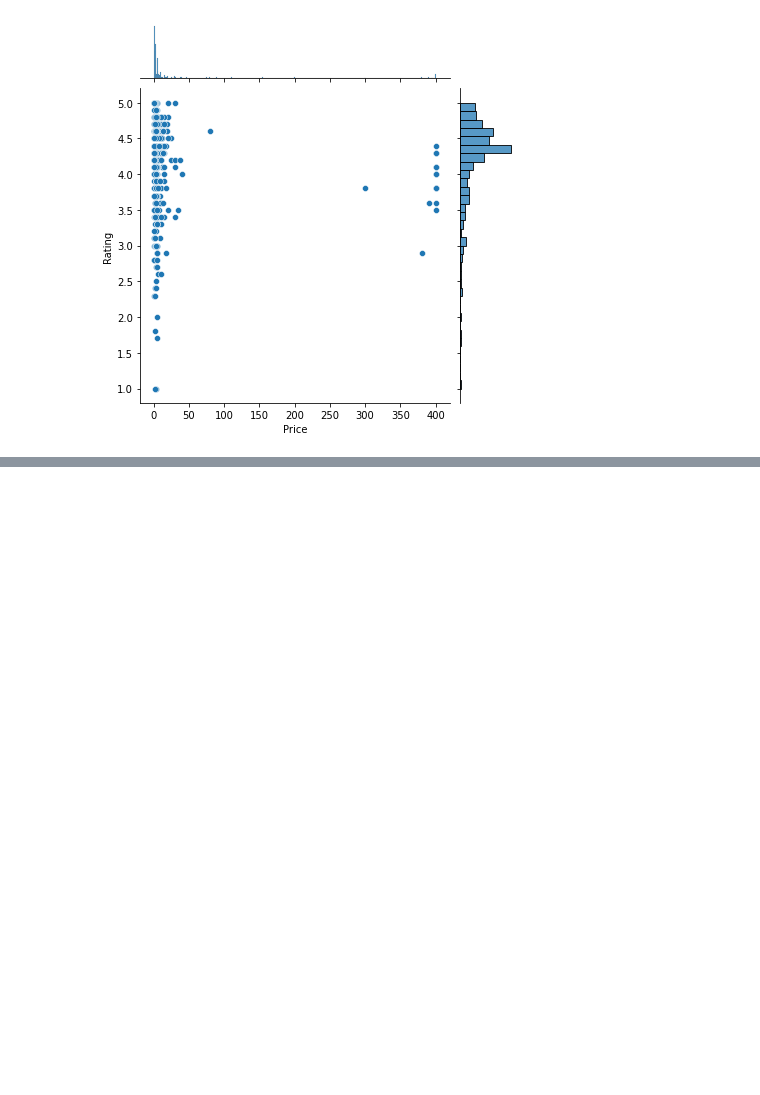
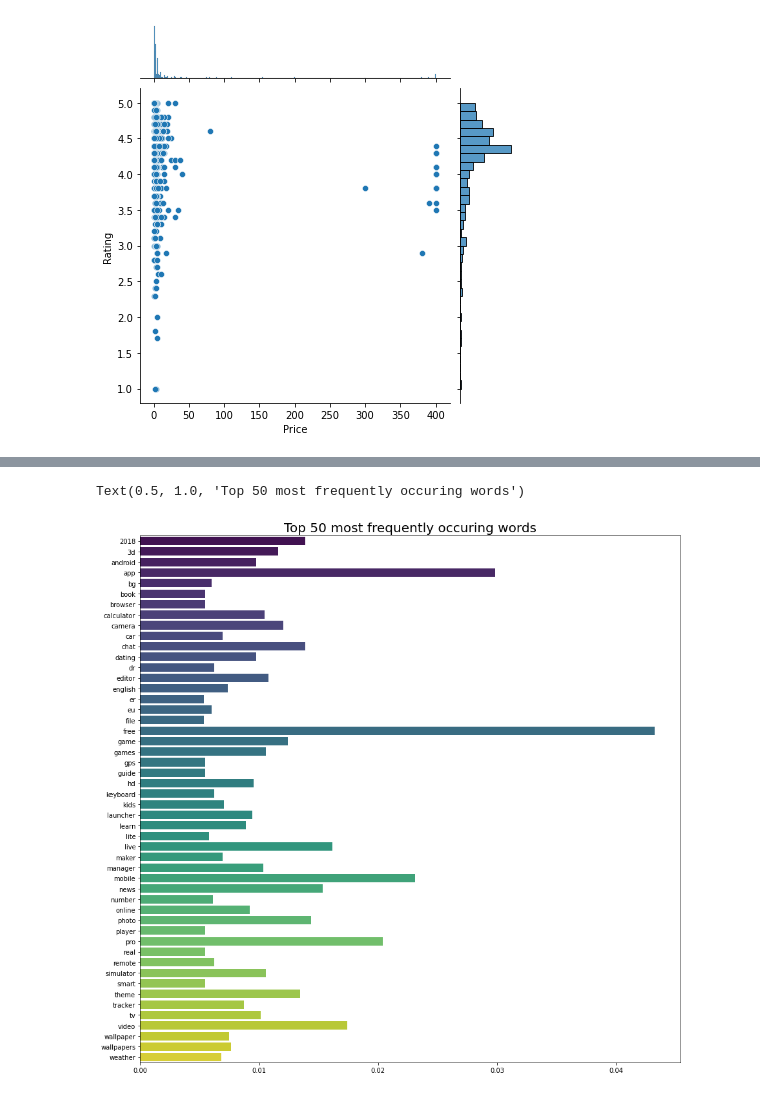
Before and after one commit to AdityaSolanki189/PythonProjects, a Jupyter notebook: GooglePS_DataAnalysis/GPlaydata_Analysis_final.ipynb, the cells around one changed output, grey strips where cells are left out. Saved outputs shown, nothing was run; the diff lists cells and outputs as text; code cells hidden in the pictures; blank space fills up the shorter version.

```diff
--- a/GooglePS_DataAnalysis/GPlaydata_Analysis_final.ipynb
+++ b/GooglePS_DataAnalysis/GPlaydata_Analysis_final.ipynb
@@ -373,0 +392,17 @@ p = sns.jointplot( "Price", "Rating", paid_apps)
+# %%
+# Lets See Which are the Most common words used as App Names, This gives us an idea Which App the user prefers.
+
+corpus=list(data['App'])
+vectorizer = CountVectorizer(max_features=50, stop_words='english')
+X = vectorizer.fit_transform(corpus)
+names=vectorizer.get_feature_names()
+values=X.toarray().mean(axis=0)
+
+plt.figure(figsize=(15,15))
+sns.barplot(x=values, y=names, palette="viridis")
+plt.title('Top 50 most frequently occuring words',size = 20)
+
+""" Observation : As we can see from the bar graph below the words like 'free', 'app', 'mobile', 'pro' are used as App Names, or used with the App Names """
+# %% [output]
+Text(0.5, 1.0, 'Top 50 most frequently occuring words')
+[figure, added]
```
Also changed, not shown: parts of 6 cells of this notebook, 1 other file.
